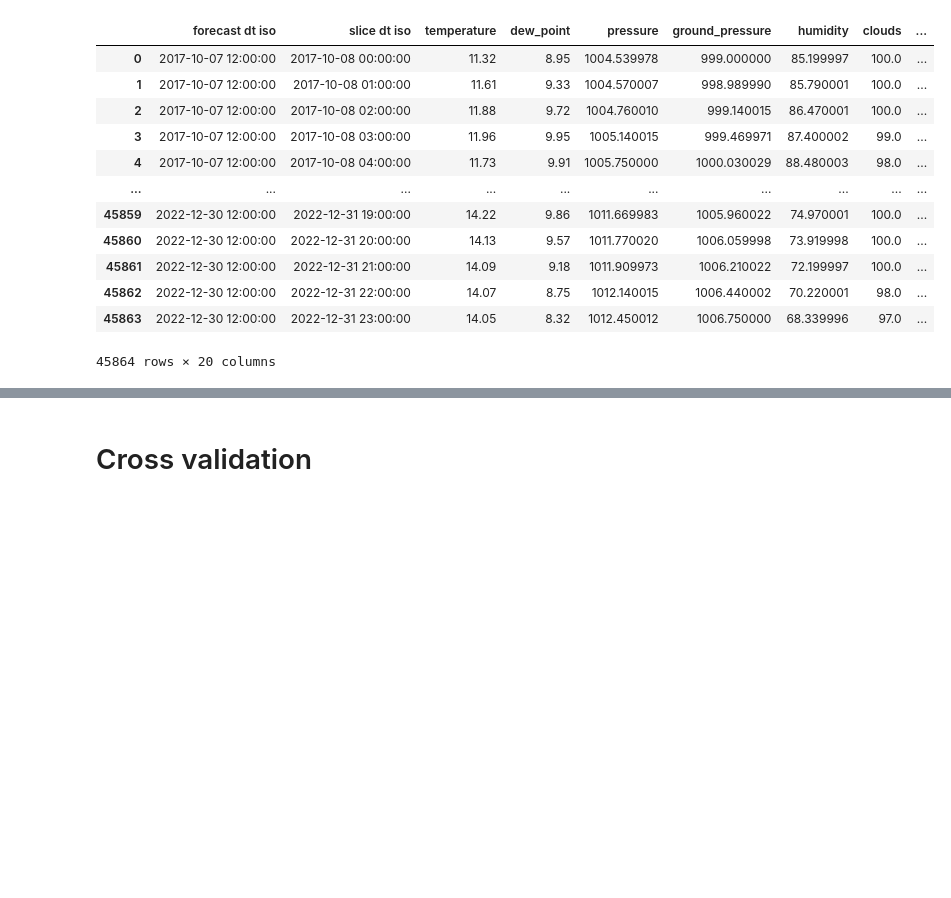
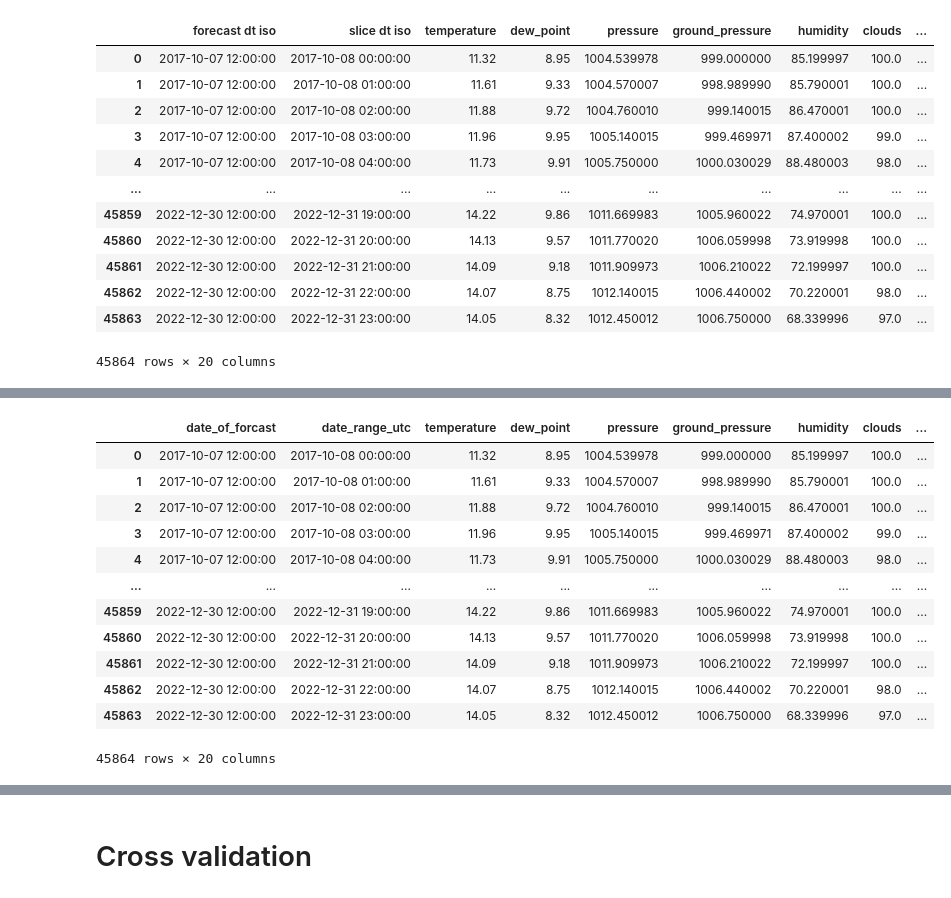
Before and after one commit to jerome-roeser/advanced-power-forecast, a Jupyter notebook: notebooks/Ali_pv_weather_test.ipynb, the cells around one changed output, grey strips where cells are left out. Drawn from its saved outputs; the diff is of its cells as text; code cells hidden in the pictures; blank space fills up the shorter version.

Commit message:
Modify the weather-related notebook

```diff
--- a/notebooks/Ali_pv_weather_test.ipynb
+++ b/notebooks/Ali_pv_weather_test.ipynb
@@ -192,5 +189,24 @@ pv_df = df.copy()
 # %%
 pv_weather_df = pv_weather_df.rename(columns={'forecast dt iso': 'date_of_forcast',
-                                              'slice dt iso': 'forcasting_date_range',
+                                              'slice dt iso': 'date_range_utc',
                                               'fr_rain': 'freezing_rain_vol',
-                                              ''})
+                                              'convective': 'convective_rain',
+                                              'accumulated': 'acc_vol_precipitation',
+                                              'rate': 'precipitation_intensity',
+                                              'probability': 'precipitation_prob'})
+# %%
+pv_weather_df
+# %% [output]
+|  | date_of_forcast | date_range_utc | temperature | dew_point | pressure | ground_pressure | humidity | clouds | ... |
+| 0 | 2017-10-07 12:00:00 | 2017-10-08 00:00:00 | 11.32 | 8.95 | 1004.539978 | 999.000000 | 85.199997 | 100.0 | ... |
+| 1 | 2017-10-07 12:00:00 | 2017-10-08 01:00:00 | 11.61 | 9.33 | 1004.570007 | 998.989990 | 85.790001 | 100.0 | ... |
+| 2 | 2017-10-07 12:00:00 | 2017-10-08 02:00:00 | 11.88 | 9.72 | 1004.760010 | 999.140015 | 86.470001 | 100.0 | ... |
+| 3 | 2017-10-07 12:00:00 | 2017-10-08 03:00:00 | 11.96 | 9.95 | 1005.140015 | 999.469971 | 87.400002 | 99.0 | ... |
+| 4 | 2017-10-07 12:00:00 | 2017-10-08 04:00:00 | 11.73 | 9.91 | 1005.750000 | 1000.030029 | 88.480003 | 98.0 | ... |
+| ... | ... | ... | ... | ... | ... | ... | ... | ... | ... |
+| 45859 | 2022-12-30 12:00:00 | 2022-12-31 19:00:00 | 14.22 | 9.86 | 1011.669983 | 1005.960022 | 74.970001 | 100.0 | ... |
+| 45860 | 2022-12-30 12:00:00 | 2022-12-31 20:00:00 | 14.13 | 9.57 | 1011.770020 | 1006.059998 | 73.919998 | 100.0 | ... |
+| 45861 | 2022-12-30 12:00:00 | 2022-12-31 21:00:00 | 14.09 | 9.18 | 1011.909973 | 1006.210022 | 72.199997 | 100.0 | ... |
+| 45862 | 2022-12-30 12:00:00 | 2022-12-31 22:00:00 | 14.07 | 8.75 | 1012.140015 | 1006.440002 | 70.220001 | 98.0 | ... |
+| 45863 | 2022-12-30 12:00:00 | 2022-12-31 23:00:00 | 14.05 | 8.32 | 1012.450012 | 1006.750000 | 68.339996 | 97.0 | ... |
+45864 rows × 20 columns
```
Also changed, not shown: parts of 9 cells of this notebook, 1 other file.
